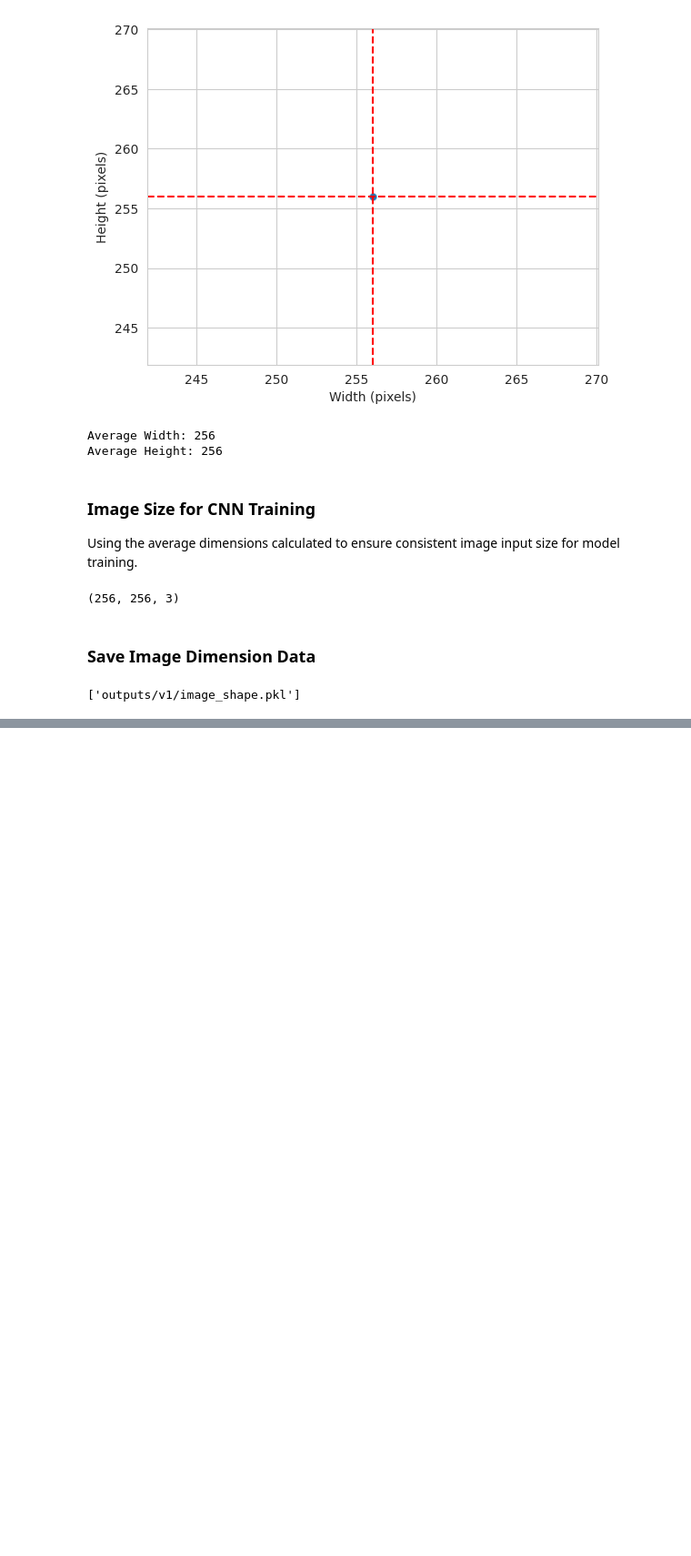
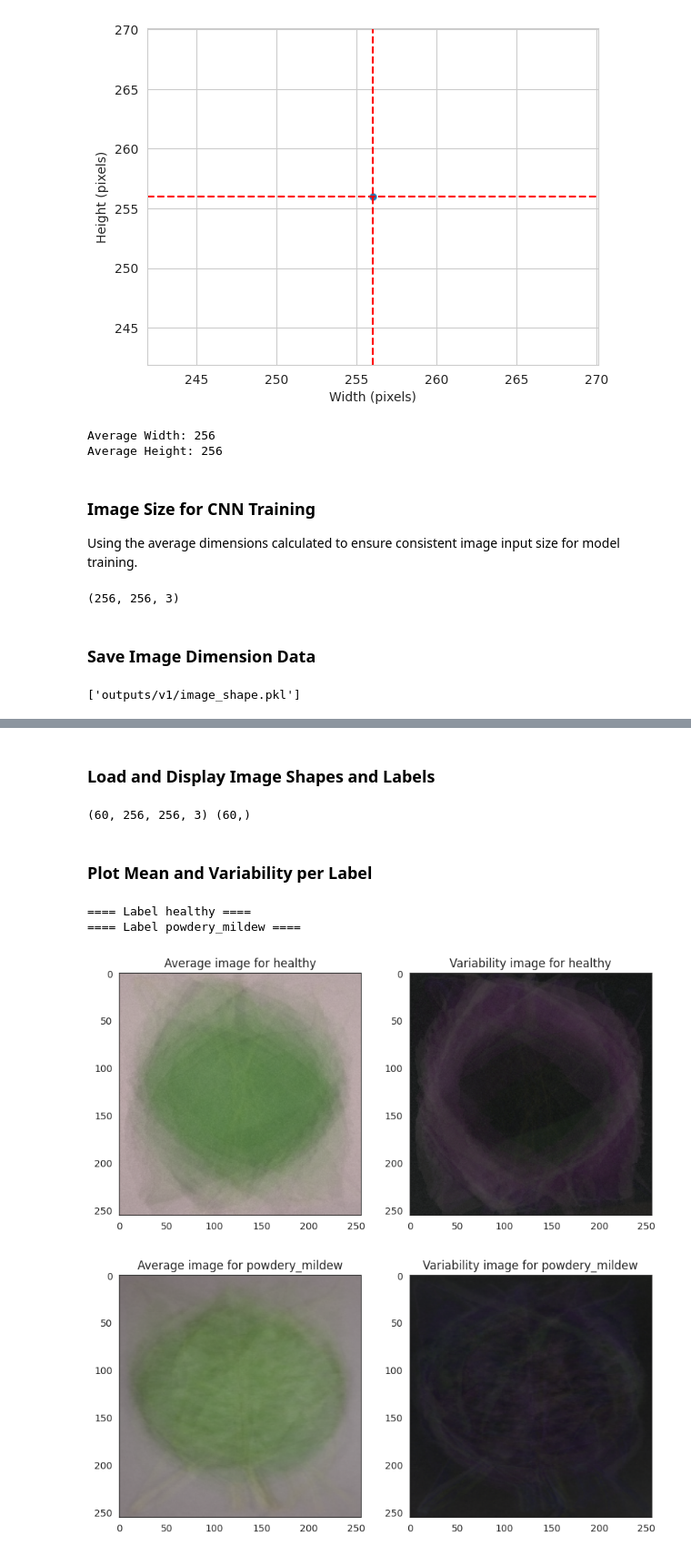
Before and after one commit to SanorSmith/CI_PP5, a Jupyter notebook: jupyter_notebooks/DataVisualization.ipynb, the cells around one changed output, grey strips where cells are left out. Shown: that part at 91% size. Cells and saved outputs as stored; diff of their text form; code cells hidden in the pictures; blank space fills up the shorter version.

Commit message:
Data Visualization - Analyze Mean and Variability of Images per Label

```diff
--- a/jupyter_notebooks/DataVisualization.ipynb
+++ b/jupyter_notebooks/DataVisualization.ipynb
@@ -126,0 +163,41 @@ joblib.dump(value=image_shape, filename=f"{file_path}/image_shape.pkl")
+# %% [markdown]
+### Load and Display Image Shapes and Labels
+# %%
+X, y = load_image_as_array(my_data_dir=train_path, new_size=image_shape, n_images_per_label=30)
+print(X.shape, y.shape)
+# %% [output]
+(60, 256, 256, 3) (60,)
+# %% [markdown]
+### Plot Mean and Variability per Label
+# %%
+def plot_mean_variability_per_labels(X, y, figsize=(8, 5), save_image=False):
+    """
+    Display mean and standard deviation of images for each label.
+    """
+    for label_to_display in np.unique(y):
+        sns.set_style("white")
+
+        boolean_mask = np.any(y.reshape(-1, 1, 1) == label_to_display, axis=1).reshape(-1)
+        arr = X[boolean_mask]
+
+        avg_img = np.mean(arr, axis=0)
+        std_img = np.std(arr, axis=0)
+        print(f"==== Label {label_to_display} ====")
+        fig, axes = plt.subplots(nrows=1, ncols=2, figsize=figsize)
+        axes[0].set_title(f"Average image for {label_to_display}")
+        axes[0].imshow(avg_img, cmap='gray')
+        axes[1].set_title(f"Variability image for {label_to_display}")
+        axes[1].imshow(std_img, cmap='gray')
+
+        if save_image:
+            plt.savefig(f"{file_path}/avg_var_{label_to_display}.png", bbox_inches='tight', dpi=150)
+        else:
+            plt.tight_layout()
+            plt.show()
+# %%
+plot_mean_variability_per_labels(X=X, y=y, figsize=(10, 5), save_image=True)
+# %% [output]
+==== Label healthy ====
+==== Label powdery_mildew ====
+[figure, added]
+[figure, added]
```
Also changed, not shown: parts of 2 cells of this notebook, 2 other files.
